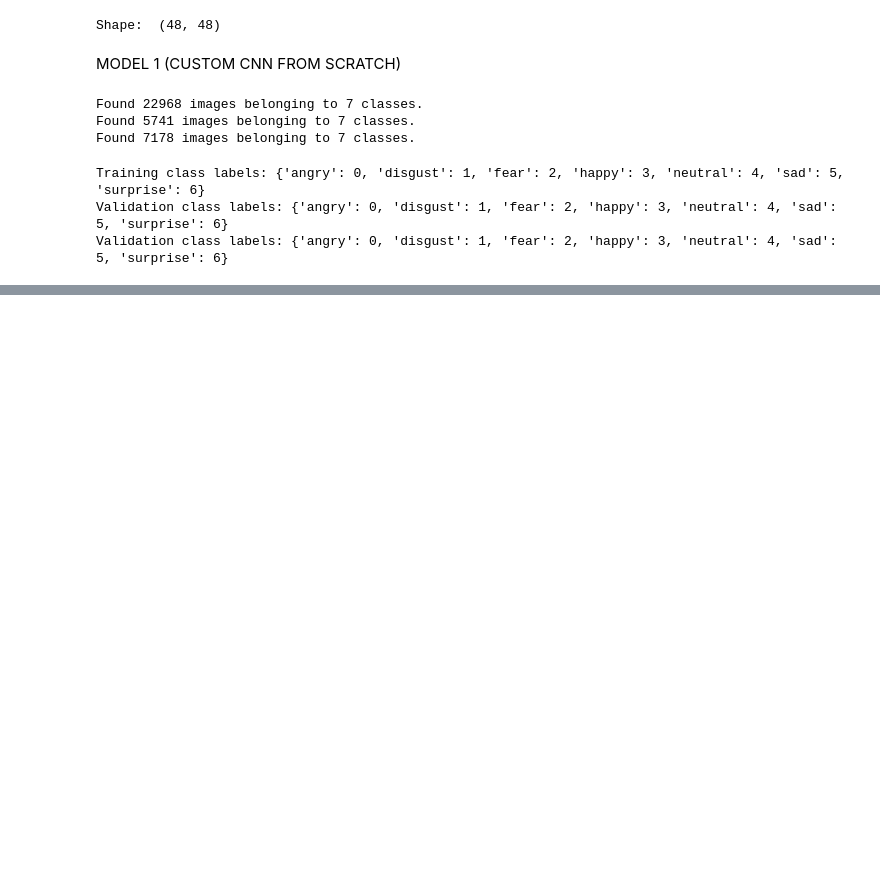
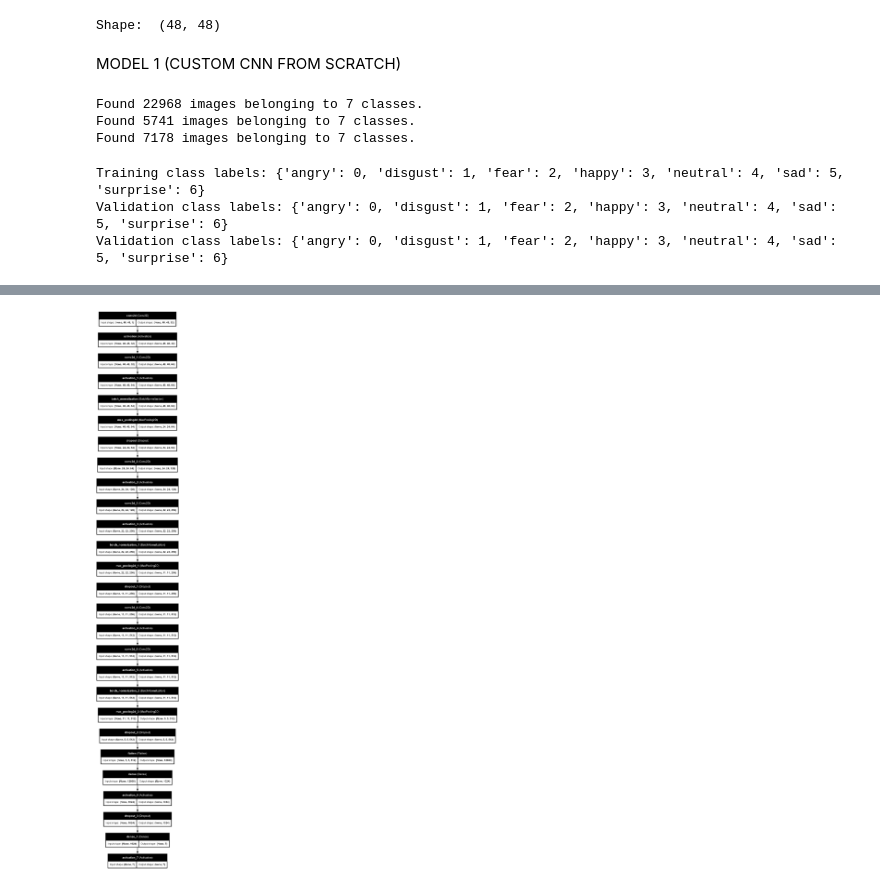
Before and after one commit to Adi4real/Emotion_Detection, a Jupyter notebook: Emotioin_Detection.ipynb, the cells around one changed output, grey strips where cells are left out. Drawn from its saved outputs; the diff is of its cells as text; code cells hidden in the pictures; blank space fills up the shorter version.

Commit message:
created architecture of model 1

```diff
--- a/Emotioin_Detection.ipynb
+++ b/Emotioin_Detection.ipynb
@@ -319,0 +308,5 @@ Note: you may need to restart the kernel to use updated packages.
+# %%
+plot_model(model, to_file = 'D:\PROJECTS\Emotion Detection\FER_2013_Emotion_Detection\Arch.png',
+           show_shapes=True, show_layer_names=True)
+# %% [output]
+[figure, added]
```
Also changed, not shown: parts of 8 cells of this notebook, 1 other file.
